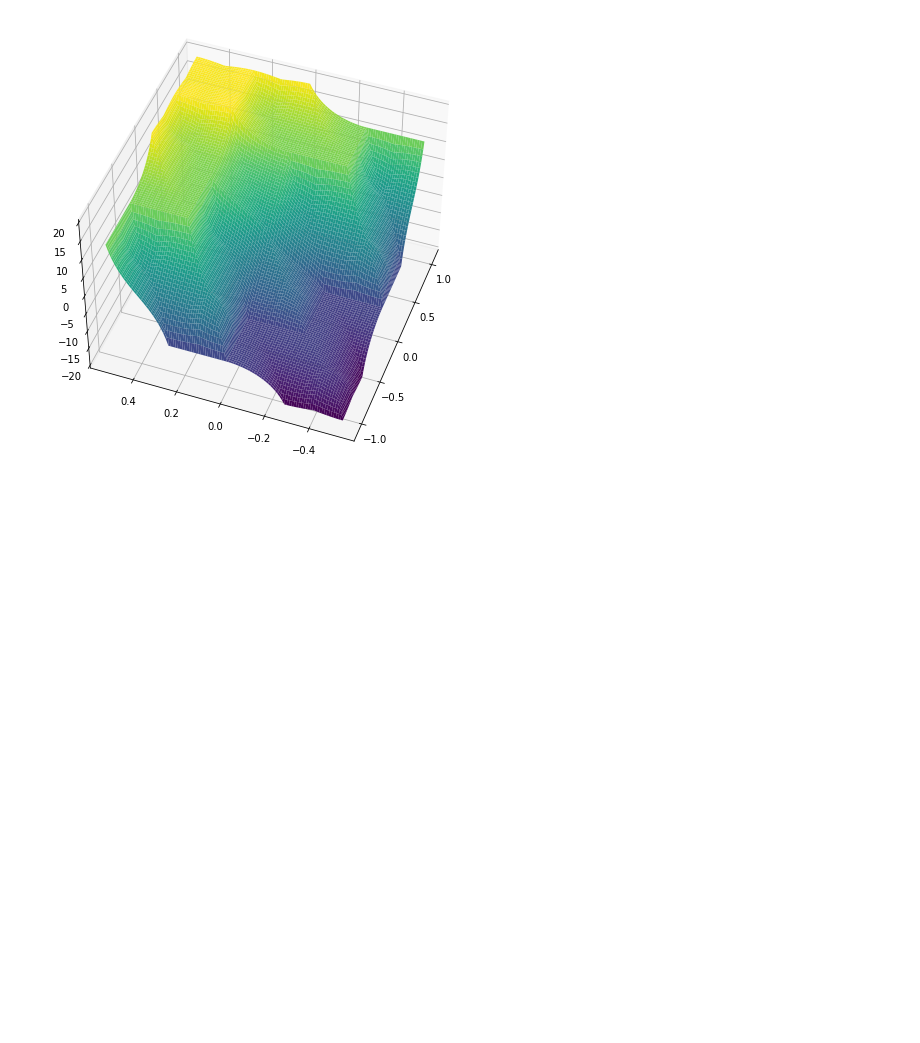
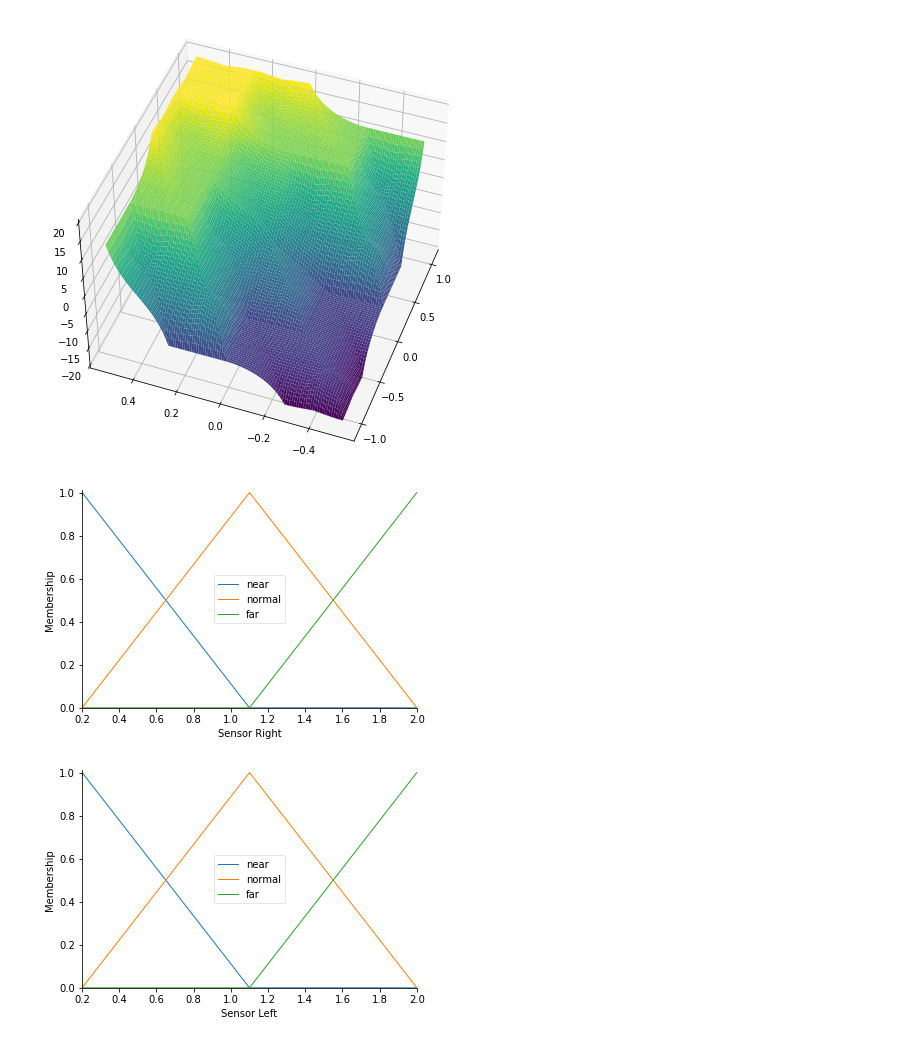
Before and after one commit to NHoangThanh/AI-assignment, a Jupyter notebook: Fuzzy(tt).ipynb, the cells around one changed output. Drawn from its saved outputs; the diff is of its cells as text; code cells hidden in the pictures; blank space fills up the shorter version.

```diff
--- a/Fuzzy(tt).ipynb
+++ b/Fuzzy(tt).ipynb
@@ -232,3 +200,83 @@ linewidth = 0.4, antialiased = True)
 ax.view_init(45,200)
 # %% [output]
 [figure]
+# %%
+#MobileRobot, sensor left, sensor right, sensor center, motorleft, motorright
+import numpy as np
+import skfuzzy as fuzz
+from skfuzzy import control as ctrl
+import matplotlib.pyplot as plt
+from mpl_toolkits.mplot3d import Axes3D
+
+universeSS = np.linspace(0.2,2,1000)
+universeM = np.linspace(-100,100,1000)
+
+#Input
+SR=ctrl.Antecedent(universeSS,'Sensor Right')
+SL=ctrl.Antecedent(universeSS,'Sensor Left')
+SC=ctrl.Antecedent(universeSS,'Sensor Center')
+#Output
+ML=ctrl.Consequent(universeM,'Motor Left')
+MR=ctrl.Consequent(universeM,'Motor Right')
+
+nameSS=['near','normal','far']
+nameM=['FSR','NSR','Stop','NSF','FSF']
+
+SR.automf(names=nameSS)
+SL.automf(names=nameSS)
+SC.automf(names=nameSS)
+ML.automf(names=nameM)
+MR.automf(names=nameM)
+
+ruleML = []
+ruleMR = []
+#Rule ML
+ruleML.append(ctrl.Rule(antecedent=((SL['far'] & SC['far']& SR['far'])|(SL['normal'] & SC['far']& SR['far'])|(SL['normal'] & SC['far']& SR['normal'])|
+                                  (SL['normal'] & SC['far']& SR['near'])|(SL['near'] & SC['far']& SR['far'])|(SL['near'] & SC['far']& SR['normal'])|
+                                  (SL['near'] & SC['far']& SR['near'])),consequent=ML['FSF'],label='rule FSF'))
+ruleML.append(ctrl.Rule(antecedent=((SL['far'] & SC['normal']& SR['far'])|(SL['far'] & SC['far']& SR['normal'])|(SL['far'] & SC['normal']& SR['normal'])|
+                                  (SL['normal'] & SC['normal']& SR['far'])|(SL['normal'] & SC['near']& SR['far'])|(SL['normal'] & SC['near']& SR['normal'])|
+                                  (SL['near'] & SC['normal']& SR['far'])|(SL['near'] & SC['near']& SR['far'])|(SL['near'] & SC['normal']& SR['normal'])|
+                                  (SL['near'] & SC['normal']& SR['near'])|(SL['near'] & SC['near']& SR['normal'])),consequent=ML['NSF'],label='rule NSF'))
+ruleML.append(ctrl.Rule(antecedent=((SL['far'] & SC['far']& SR['near'])|(SL['far'] & SC['near']& SR['far'])|(SL['far'] & SC['near']& SR['normal'])|
+                                  (SL['far'] & SC['normal']& SR['near'])|(SL['far'] & SC['near']& SR['near'])|(SL['normal'] & SC['normal']& SR['normal'])|
+                                  (SL['normal'] & SC['normal']& SR['near'])|(SL['normal'] & SC['near']& SR['near'])),consequent=ML['NSR'],label='rule NSR'))
+ruleML.append(ctrl.Rule(antecedent=((SL['near'] & SC['near']& SR['near'])),consequent=ML['FSR'],label='rule FSR'))
+#Rule MR
+ruleMR.append(ctrl.Rule(antecedent=((SL['far'] & SC['far']& SR['far'])|(SL['far'] & SC['far']& SR['normal'])|(SL['far'] & SC['normal']& SR['normal'])|
+                                  (SL['normal'] & SC['far']& SR['normal'])|(SL['normal'] & SC['far']& SR['near'])|(SL['near'] & SC['far']& SR['normal'])|
+                                  (SL['near'] & SC['far']& SR['near'])),consequent=MR['FSF'],label='rule FSF'))
+ruleMR.append(ctrl.Rule(antecedent=((SL['far'] & SC['normal']& SR['far'])|(SL['far'] & SC['far']& SR['near'])|(SL['far'] & SC['near']& SR['far'])|
+                                  (SL['far'] & SC['near']& SR['normal'])|(SL['far'] & SC['normal']& SR['near'])|(SL['far'] & SC['near']& SR['near'])|
+                                  (SL['normal'] & SC['far']& SR['far'])|(SL['normal'] & SC['normal']& SR['near'])|(SL['normal'] & SC['near']& SR['near'])|
+                                  (SL['near'] & SC['far']& SR['far'])|(SL['near'] & SC['normal']& SR['near'])),consequent=MR['NSF'],label='rule NSF'))
+ruleMR.append(ctrl.Rule(antecedent=((SL['normal'] & SC['normal']& SR['far'])|(SL['normal'] & SC['near']& SR['far'])|(SL['normal'] & SC['normal']& SR['normal'])|
+                                  (SL['normal'] & SC['near']& SR['normal'])|(SL['near'] & SC['normal']& SR['far'])|(SL['near'] & SC['near']& SR['far'])|
+                                  (SL['near'] & SC['normal']& SR['normal'])|(SL['near'] & SC['near']& SR['normal'])),consequent=MR['NSR'],label='rule NSR'))
+ruleMR.append(ctrl.Rule(antecedent=((SL['near'] & SC['near']& SR['near'])),consequent=MR['FSR'],label='rule FSR'))
+
+#Control system
+motorL_ctrl = ctrl.ControlSystem(ruleML)
+motorL_simulation=ctrl.ControlSystemSimulation(motorL_ctrl)
+motorR_ctrl = ctrl.ControlSystem(ruleMR)
+motorR_simulation=ctrl.ControlSystemSimulation(motorR_ctrl)
+# Compute
+motorL_simulation.input['Sensor Right'] = motorR_simulation.input['Sensor Right'] = 1.5
+motorL_simulation.input['Sensor Left'] = motorR_simulation.input['Sensor Left'] = 0.8
+motorL_simulation.input['Sensor Center'] = motorR_simulation.input['Sensor Center'] = 0.8
+
+motorR_simulation.compute()
+motorL_simulation.compute()
+
+SR.view()
+SL.view()
+SC.view()
+ML.view()
+MR.view()
+
+# power
+ML.view(sim = motorL_simulation)
+MR.view(sim = motorR_simulation)
+# %% [output]
+[figure, added]
+[figure, added]
```
Also changed, not shown: parts of 3 cells of this notebook.
